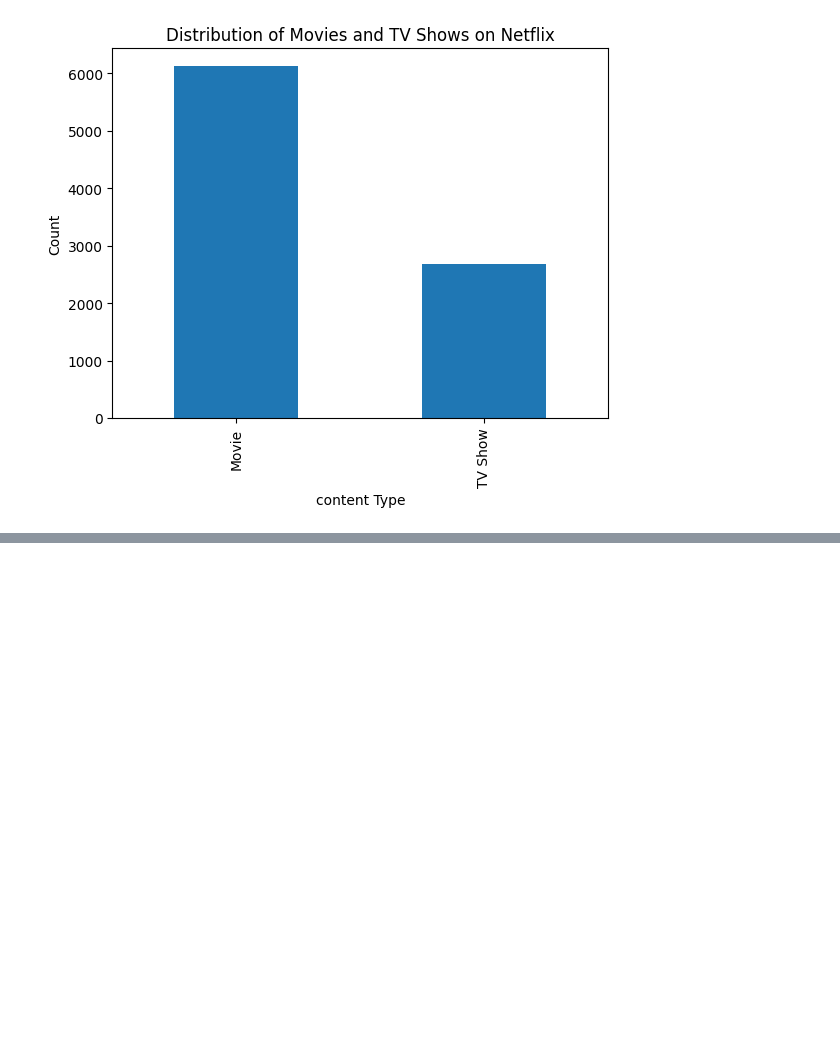
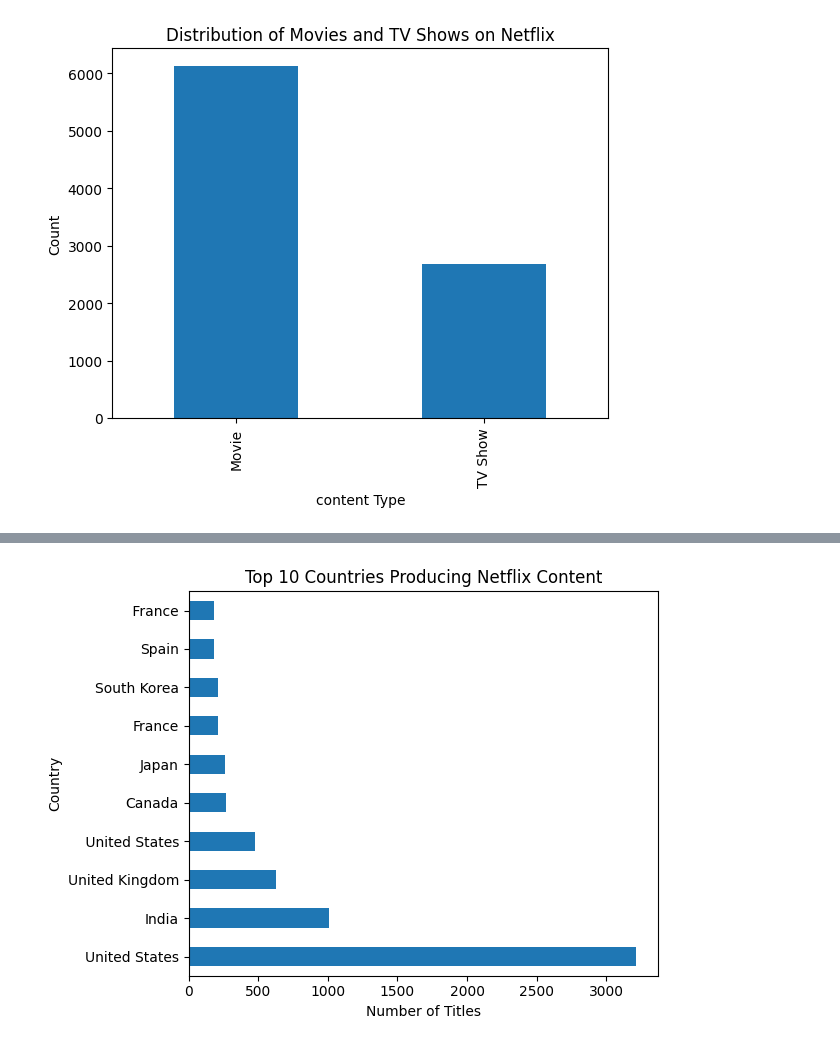
Before and after one commit to RashedTheDeveloper/AI-ML-Learning-Journey, a Jupyter notebook: 02_Data_Analysis_Projects/Netflix_Movies_Analysis/01_Netflix_Movies_Analysis.ipynb, the cells around one changed output, grey strips where cells are left out. Cells and saved outputs as stored; diff of their text form; code cells hidden in the pictures; blank space fills up the shorter version.

```diff
--- a/02_Data_Analysis_Projects/Netflix_Movies_Analysis/01_Netflix_Movies_Analysis.ipynb
+++ b/02_Data_Analysis_Projects/Netflix_Movies_Analysis/01_Netflix_Movies_Analysis.ipynb
@@ -177,0 +237,4 @@ plt.show ()
+# %%
+country_split = df['country'].str.split(',')
+
+country_split.head(10)
@@ -177,0 +253,4 @@ plt.show ()
+# %%
+country_exploded = country_split.explode()
+
+country_exploded.head(20)
@@ -177,0 +308,4 @@ plt.show ()
+# %%
+country_counts = country_exploded.value_counts().head(10)
+
+country_counts
@@ -177,0 +325,16 @@ plt.show ()
+# %%
+import matplotlib.pyplot as plt
+
+country_counts.plot(kind="barh")
+
+plt.title("Top 10 Countries Producing Netflix Content")
+plt.xlabel("Number of Titles")
+plt.ylabel("Country")
+
+
+plt.tight_layout()
+plt.savefig("images/top10_countries.png")
+
+plt.show()
+# %% [output]
+[figure, added]
```
Also changed, not shown: parts of 16 cells of this notebook, 5 other files.
